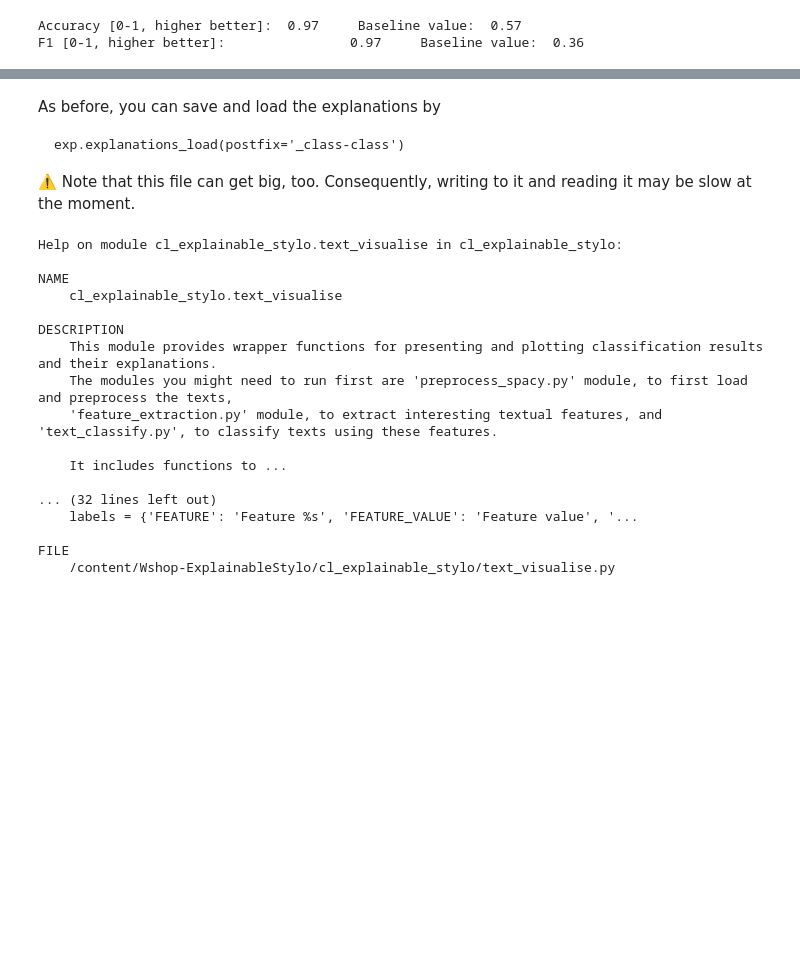
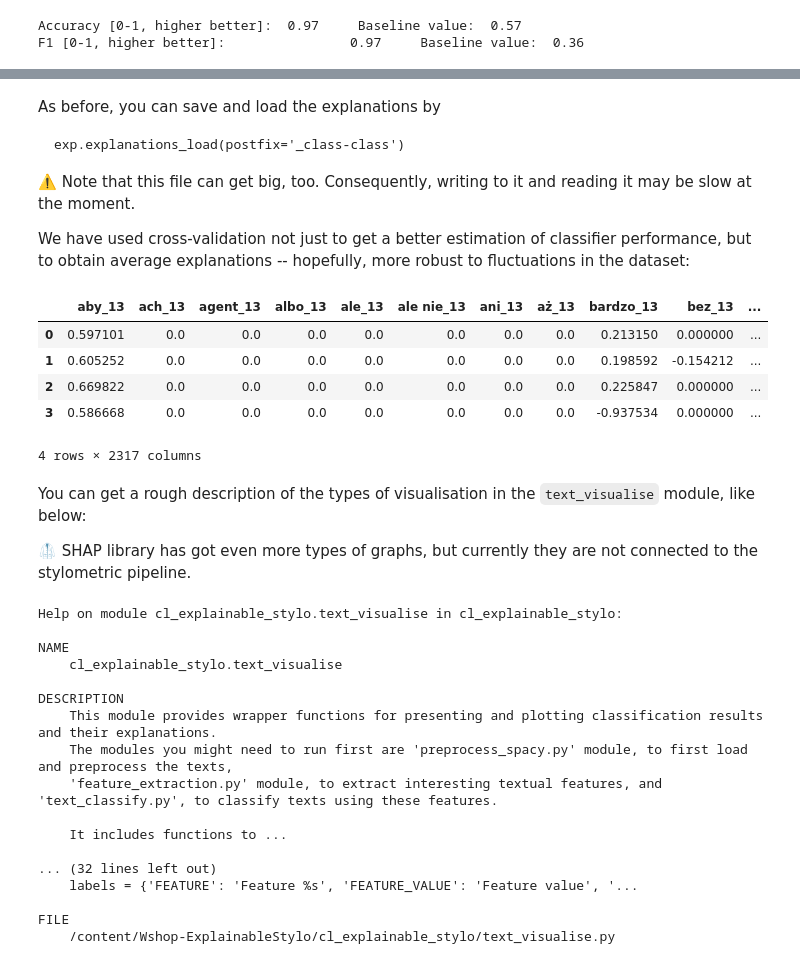
Before and after one commit to remolek/Wshop-ExplainableStylo, a Jupyter notebook: notebooks/ExplainableStylo_Colab_Template.ipynb, the cells around one changed output, grey strips where cells are left out. Drawn from its saved outputs; the diff is of its cells as text; code cells hidden in the pictures; blank space fills up the shorter version.

````diff
--- a/notebooks/ExplainableStylo_Colab_Template.ipynb
+++ b/notebooks/ExplainableStylo_Colab_Template.ipynb
@@ -406,8 +425,22 @@ exp.explanations_load(postfix='_class-class')
 ```
 
 ⚠️ Note that this file can get big, too. Consequently, writing to it and reading it may be slow at the moment.
+
+
+We have used cross-validation not just to get a better estimation of classifier performance, but to obtain average explanations -- hopefully, more robust to fluctuations in the dataset:
 # %%
-exp.explanations.shap_cv
+exp.explanations.df_shap_average.head(4)
+# %% [output]
+|  | aby_13 | ach_13 | agent_13 | albo_13 | ale_13 | ale nie_13 | ani_13 | aż_13 | bardzo_13 | bez_13 | ... |
+| 0 | 0.597101 | 0.0 | 0.0 | 0.0 | 0.0 | 0.0 | 0.0 | 0.0 | 0.213150 | 0.000000 | ... |
+| 1 | 0.605252 | 0.0 | 0.0 | 0.0 | 0.0 | 0.0 | 0.0 | 0.0 | 0.198592 | -0.154212 | ... |
+| 2 | 0.669822 | 0.0 | 0.0 | 0.0 | 0.0 | 0.0 | 0.0 | 0.0 | 0.225847 | 0.000000 | ... |
+| 3 | 0.586668 | 0.0 | 0.0 | 0.0 | 0.0 | 0.0 | 0.0 | 0.0 | -0.937534 | 0.000000 | ... |
+4 rows × 2317 columns
+# %% [markdown]
+You can get a rough description of the types of visualisation in the `text_visualise` module, like below:
+
+🥼 SHAP library has got even more types of graphs, but currently they are not connected to the stylometric pipeline.
 # %%
 from cl_explainable_stylo import text_visualise
 help(text_visualise)
````
Also changed, not shown: parts of 18 cells of this notebook.
